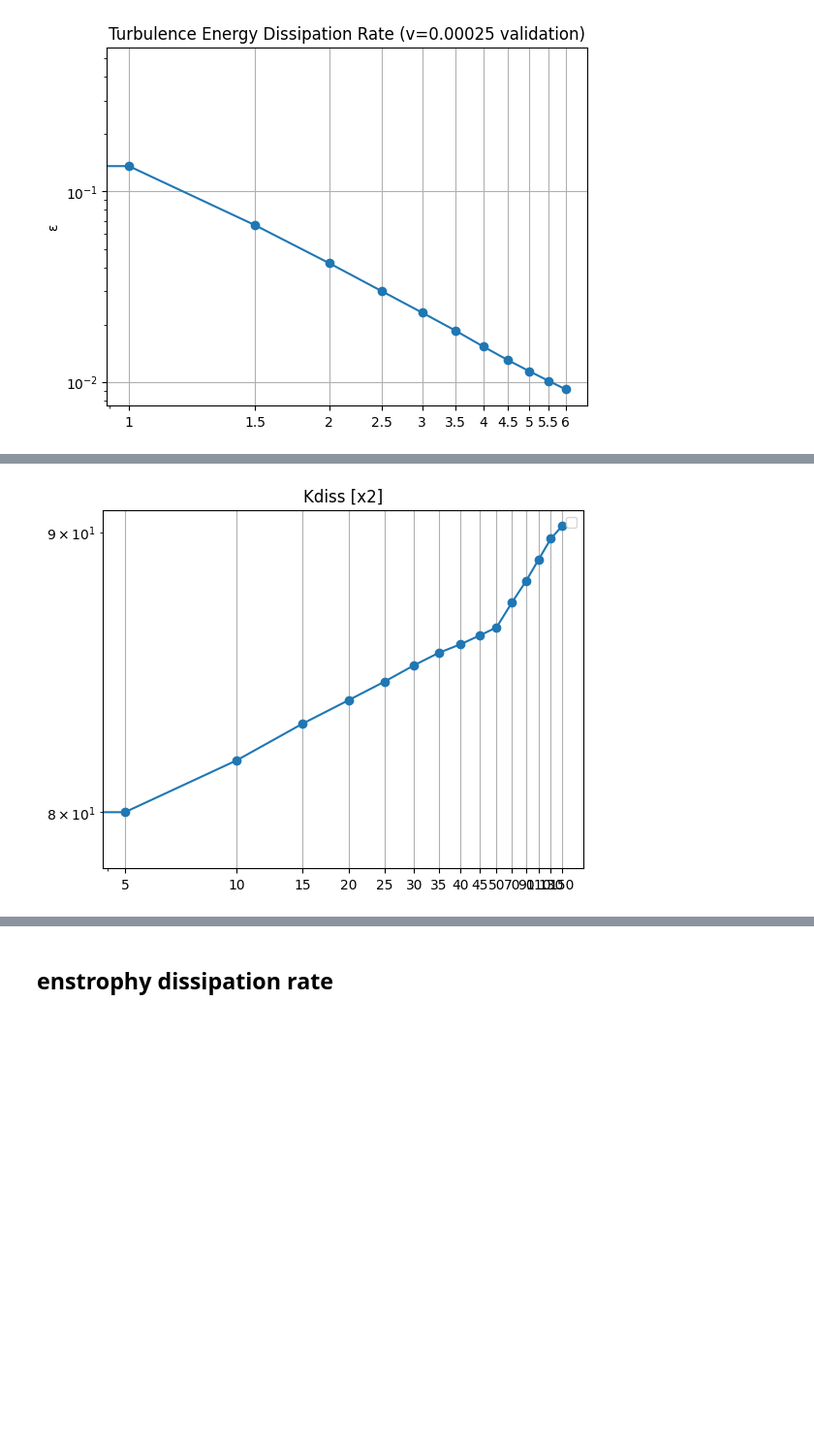
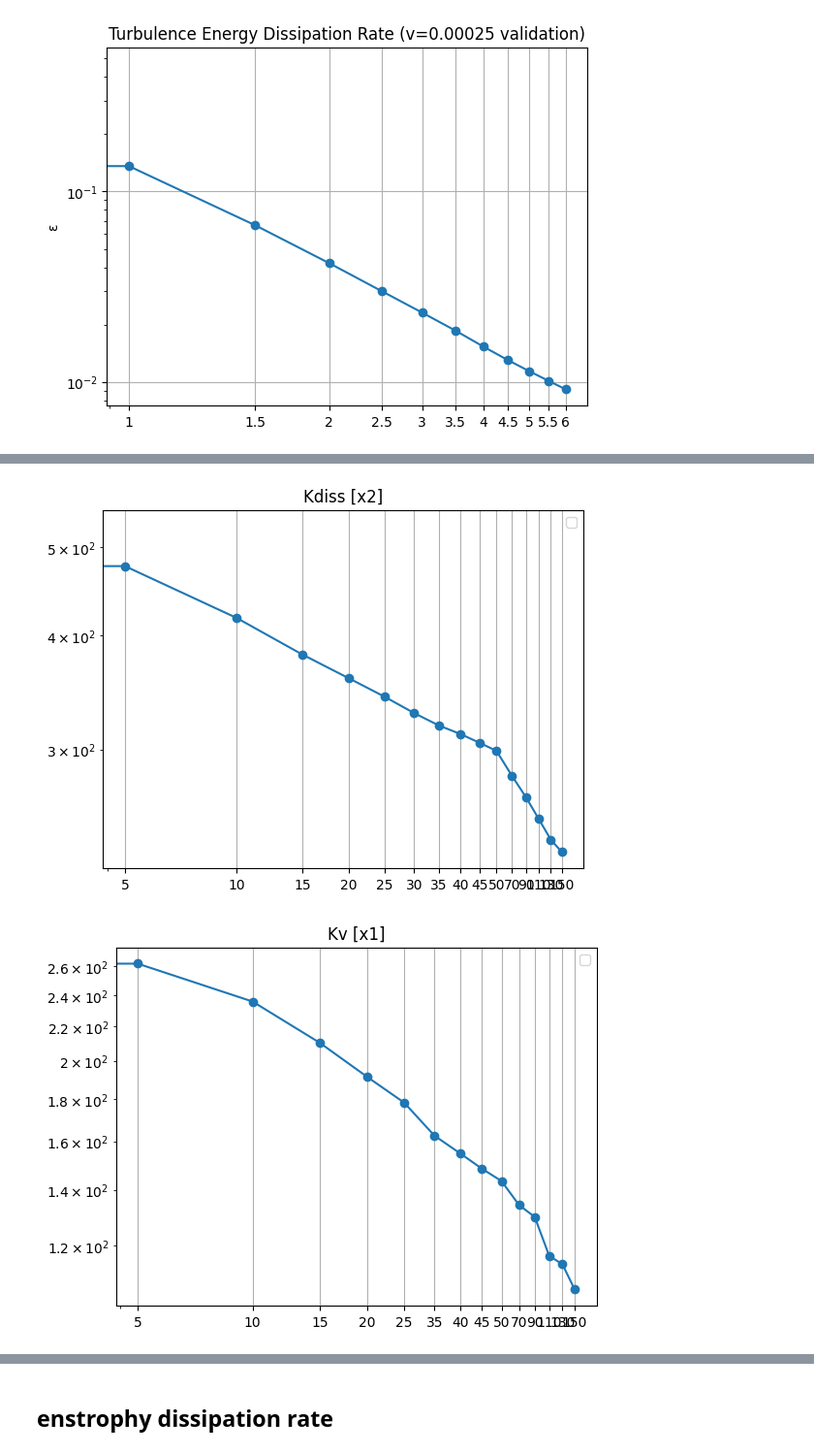
Before and after one commit to red1ithink/EnergySpectrum, a Jupyter notebook: spectrum.ipynb, the cells around one changed output, grey strips where cells are left out. Shown at 97% size. Cells and saved outputs as stored; diff of their text form; code cells hidden in the pictures; blank space fills up the shorter version.

```diff
--- a/spectrum.ipynb
+++ b/spectrum.ipynb
@@ -259,7 +259,7 @@ for file in files4:
     u, v = resizing(ux, uy)
     eps = energy_dissipation(u,v, nu)
     label = file.split('/')[-1].split('_')[0]
-    kdiss = kd_2d(eps, nu)
+    kdiss = kv_3d(eps, nu)
     kd4 = np.append(kd4, kdiss)
     label4 = np.append(label4, label)
 plt.figure()
@@ -269,4 +269,22 @@ plt.grid()
 plt.legend()
 plt.show()
 # %% [output]
-[figure, old version]
+[figure, new version]
+# %%
+kv1 = np.array([])
+label1 = np.array([])
+for file in files_vor:
+    nu=0.00001
+    v, label = get_vorticity(file)
+    kv = k_v(v, nu)
+    kv1 = np.append(kv1, kv)
+    label1 = np.append(label1, label)
+
+plt.figure()
+plt.title("Kv [x1]")
+plt.loglog(label1, kv1, marker='o', linestyle='-')
+plt.grid()
+plt.legend()
+plt.show()
+# %% [output]
+[figure, added]
```
Also changed, not shown: parts of 6 cells of this notebook, 2 other files.
